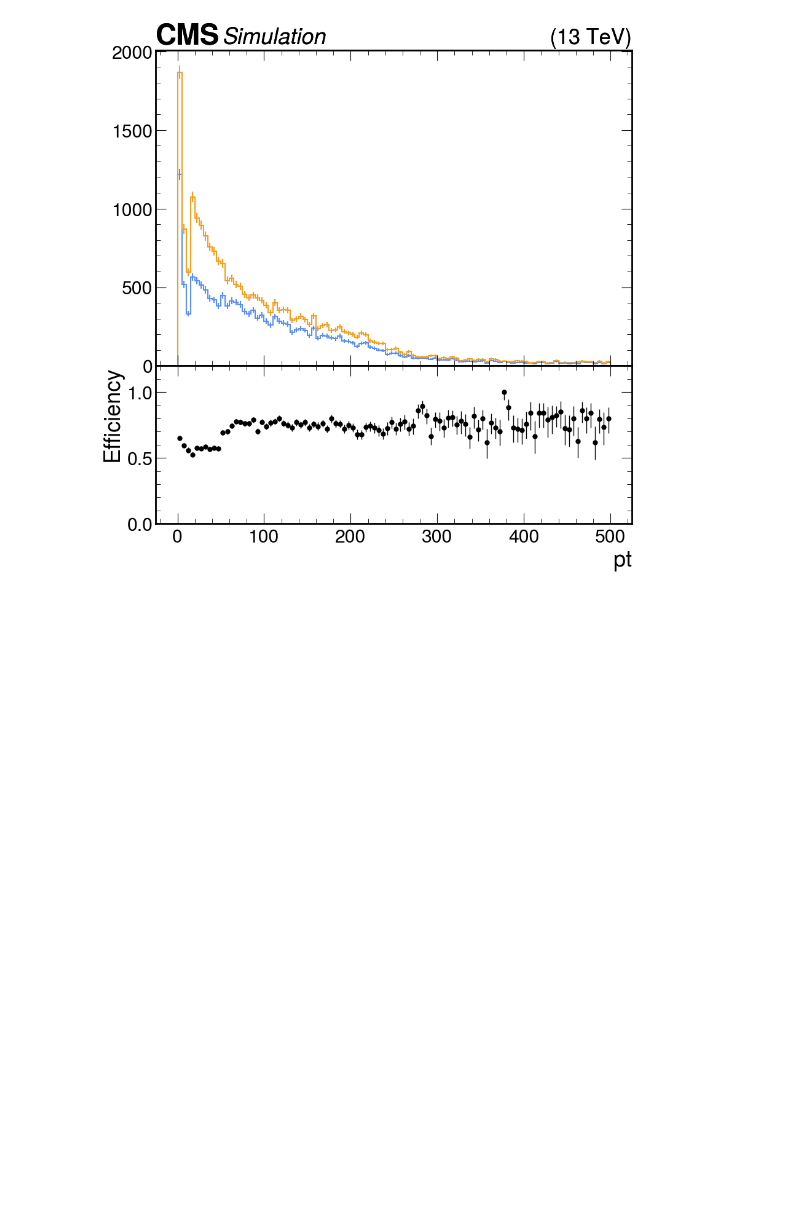
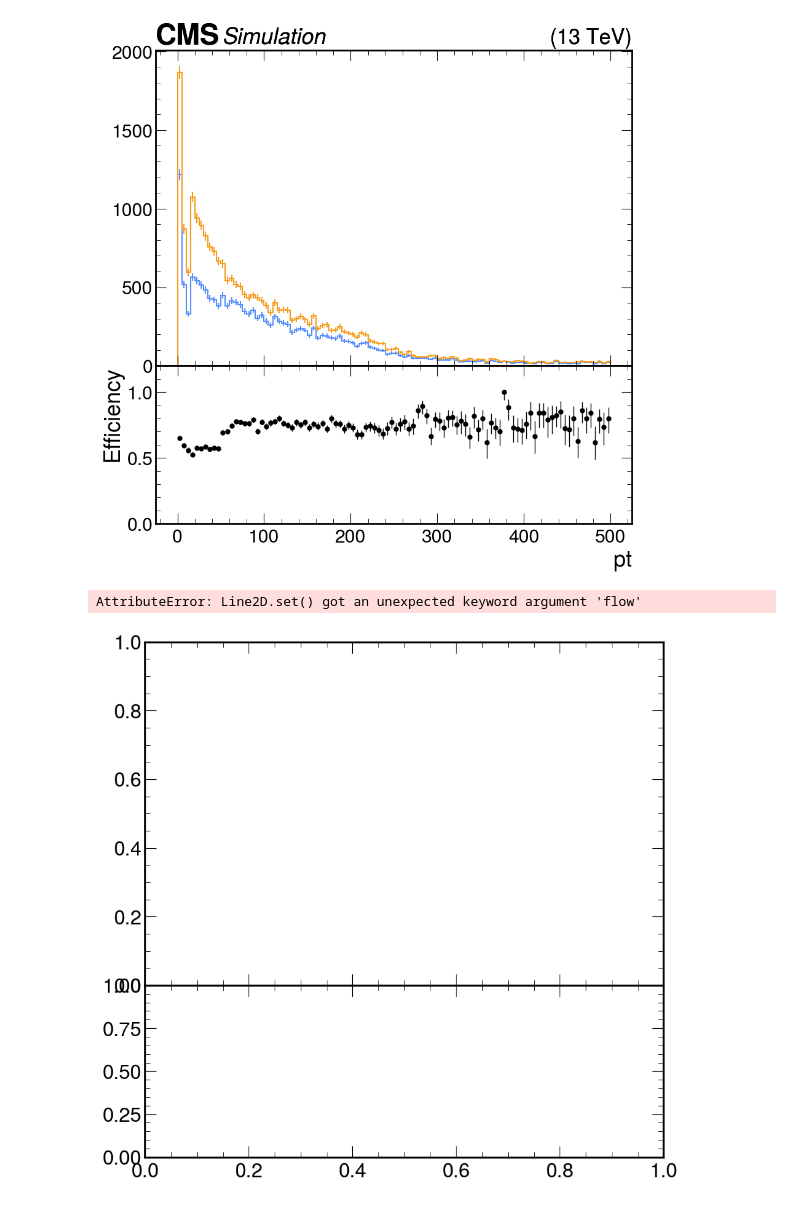
Before and after one commit to sbuwang/SIDM, a Jupyter notebook: sidm/Practice_Notebook.ipynb, the cells around one changed output. Cells and saved outputs as stored; diff of their text form; code cells hidden in the pictures; blank space fills up the shorter version.

```diff
--- a/sidm/Practice_Notebook.ipynb
+++ b/sidm/Practice_Notebook.ipynb
@@ -777,0 +924,28 @@ utilities.plot_ratio(numerator,denominator)
+# %%
+# --- EXAMPLE USAGE (For testing purposes) ---
+
+# 1. Define common axis
+example_edges = np.linspace(0, 100, 11)
+example_axis = MockAxis(example_edges)
+
+# 2. Define mock data (must ensure num counts <= den counts)
+den_values = np.array([500, 600, 700, 550, 650, 450, 500, 550, 600, 700])
+num1_values = den_values * np.random.uniform(0.6, 0.8, len(den_values))
+num2_values = den_values * np.random.uniform(0.7, 0.9, len(den_values))
+
+# 3. Create mock histograms
+den = MockHist(den_values, [example_axis])
+num1 = MockHist(num1_values, [example_axis])
+num2 = MockHist(num2_values, [example_axis])
+
+# 4. Call the function (optional, for self-testing in a complete environment)
+fig, axes = plot_double_efficiency_ratio(
+     num1, num2, den,
+     num1_label="Single HLT",
+     num2_label="Combined Mask",
+     den_label="Total Events"
+ )
+plt.show()
+# %% [output]
+AttributeError: Line2D.set() got an unexpected keyword argument 'flow'
+[figure, added]
```
Also changed, not shown: parts of 2 cells of this notebook, 2 other files.
